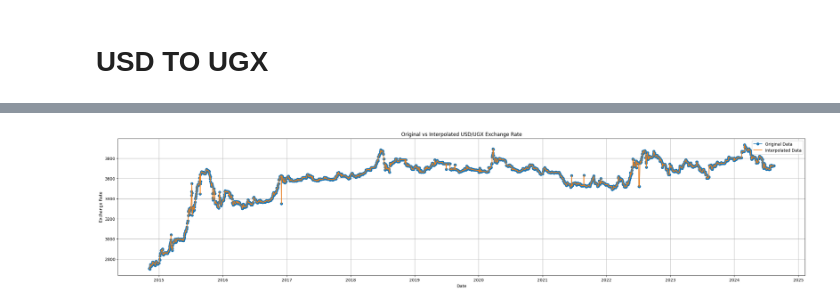
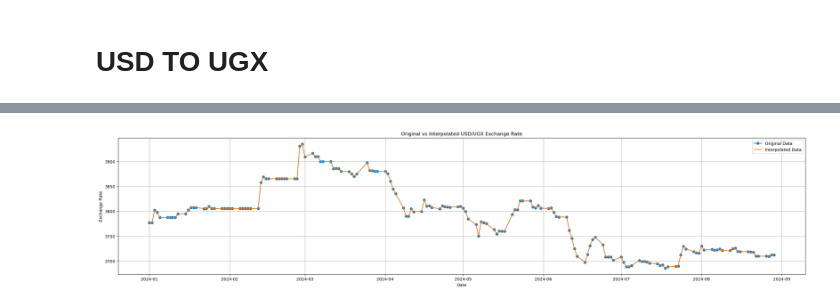
Before and after one commit to memmar1/Project, a Jupyter notebook: Final_Cpastone.ipynb, the cells around one changed output, grey strips where cells are left out. Drawn from its saved outputs; the diff is of its cells as text; code cells hidden in the pictures.

```diff
--- a/Final_Cpastone.ipynb
+++ b/Final_Cpastone.ipynb
@@ -507 +621,5 @@ df = df.sort_index()
+# %%
+data2 = data2.sort_index()
+# %%
+df2 = data2.loc['2024':]
 # %%
@@ -531,6 +649,6 @@ memory usage: 99.5 KB
 # %%
-df = df["Close"]
-df = pd.DataFrame(data=df)
+df2 = df2["Close"]
+df2 = pd.DataFrame(data=df2)
 # %%
 # Plot the data
 plt.figure(figsize=(20, 6))
@@ -545,6 +663,6 @@ plt.show()
 # %%
 # Resample the data to include all the days
-daily_df = df.resample('D').last()
+daily_df = df2.resample('D').last()
 # %%
 # Plot the data
 plt.figure(figsize=(20, 6))
@@ -562,16 +680,16 @@ filled_df = daily_df.interpolate(method='linear')
 # %%
 # Plot original vs filled data
 plt.figure(figsize=(30, 6))
-plt.plot(df.index, df['Close'], label='Original Data', marker='o')
+plt.plot(df2.index, df2['Close'], label='Original Data', marker='o')
 plt.plot(filled_df.index, filled_df['Close'], label='Interpolated Data')
 plt.title('Original vs Interpolated USD/UGX Exchange Rate')
 plt.xlabel('Date')
 plt.ylabel('Exchange Rate')
 plt.grid()
 plt.legend()
 plt.show()
 # %% [output]
-[figure, old version]
+[figure, new version]
 # %%
 from statsmodels.tsa.stattools import adfuller
 
```
Also changed, not shown: parts of 102 cells of this notebook.
